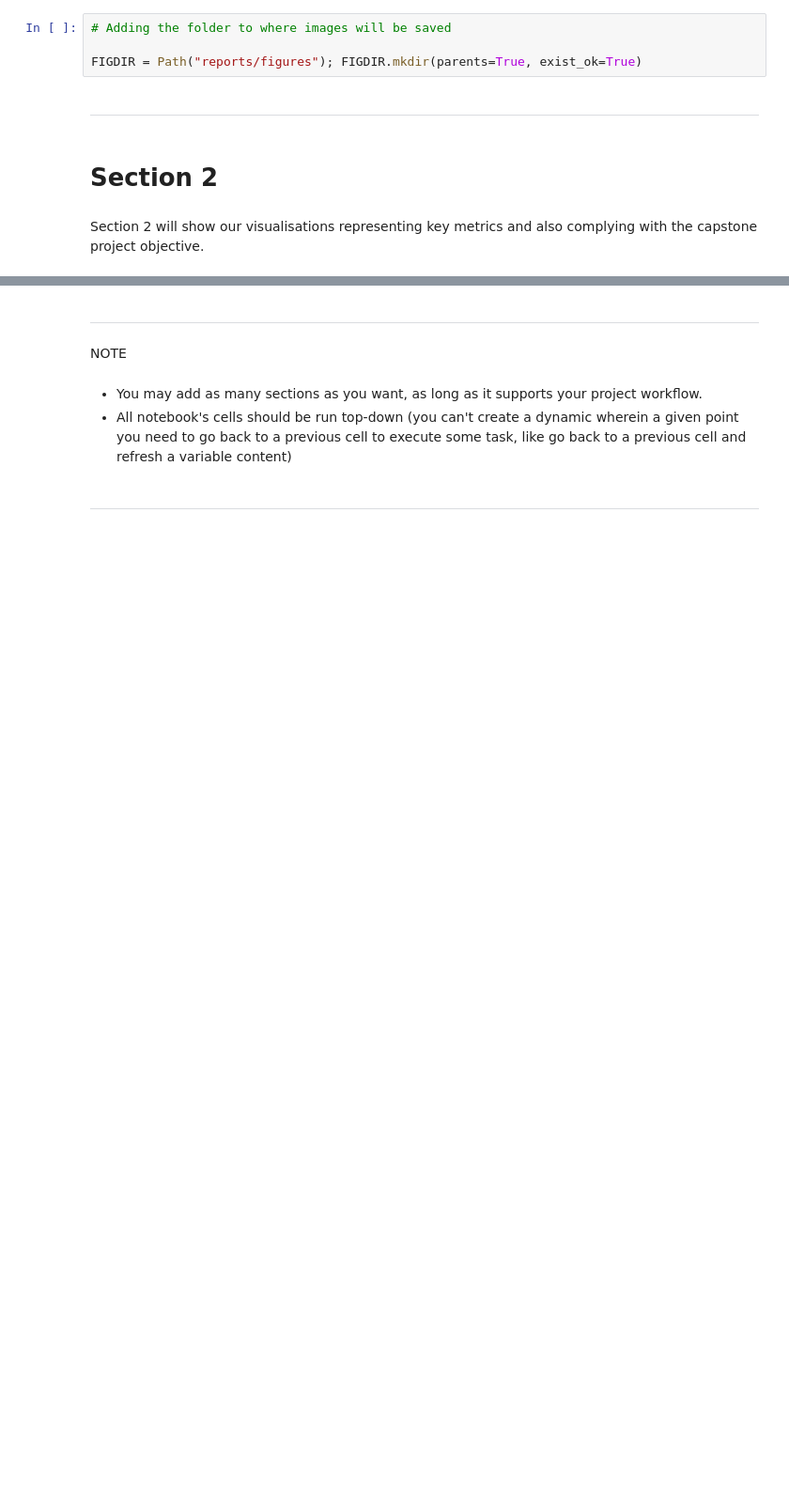
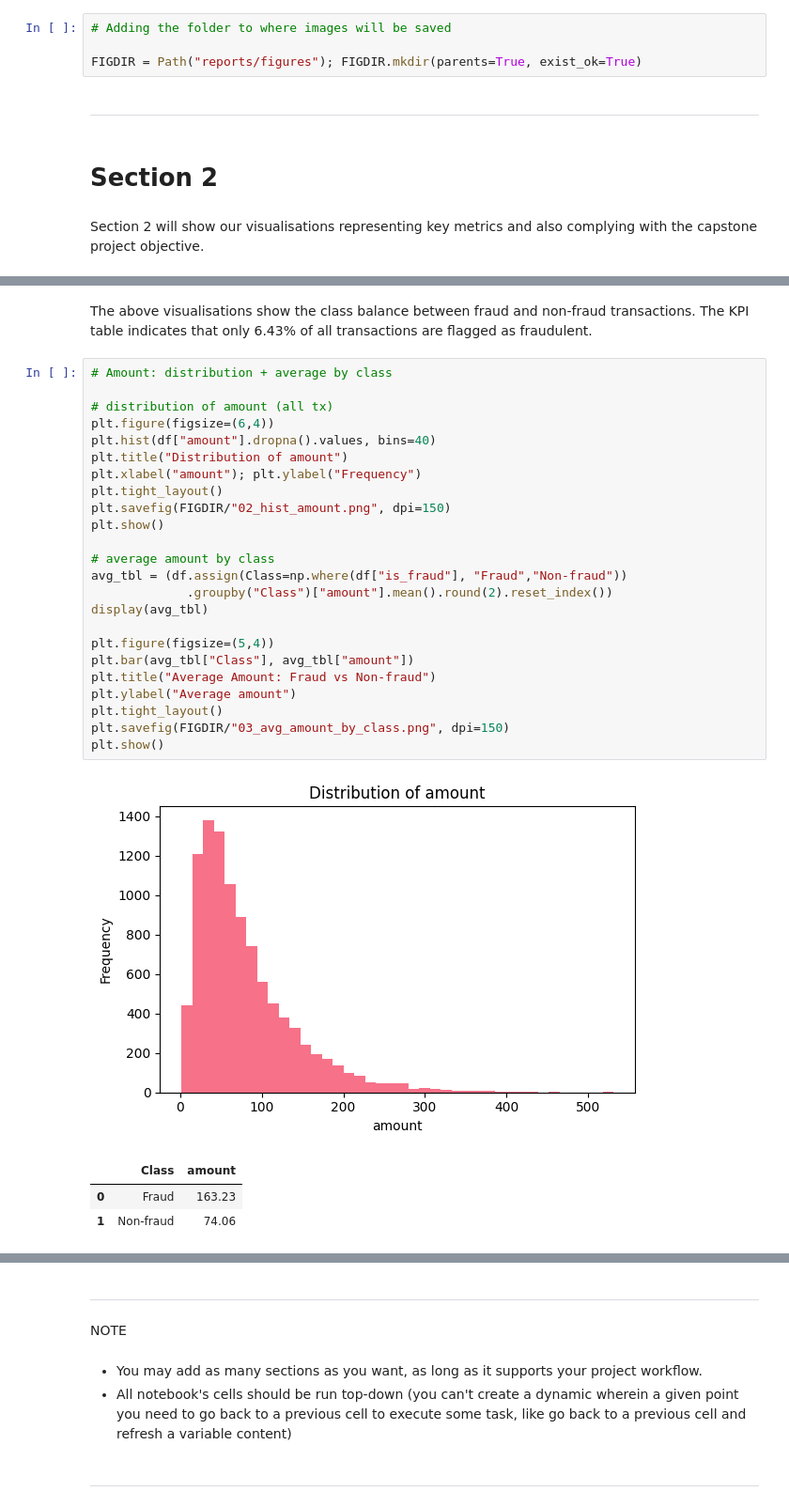
Before and after one commit to Ninestein666/E-Commerce-Fraud-Detection-Capstone, a Jupyter notebook: jupyter_notebooks/DataVisualisations.ipynb, the cells around one changed output, grey strips where cells are left out. Shown at 94% size. Cells and saved outputs as stored; diff of their text form; blank space fills up the shorter version.

```diff
--- a/jupyter_notebooks/DataVisualisations.ipynb
+++ b/jupyter_notebooks/DataVisualisations.ipynb
@@ -174,3 +174,34 @@ plt.show()
 | 2 | Fraud Rate (%) | 6.43 |
 | 3 | Total Amount | 797973.54 |
 [figure]
+# %% [markdown]
+The above visualisations show the class balance between fraud and non-fraud transactions. The KPI table indicates that only 6.43% of all transactions are flagged as fraudulent.
+# %%
+# Amount: distribution + average by class
+
+# distribution of amount (all tx)
+plt.figure(figsize=(6,4))
+plt.hist(df["amount"].dropna().values, bins=40)
+plt.title("Distribution of amount")
+plt.xlabel("amount"); plt.ylabel("Frequency")
+plt.tight_layout()
+plt.savefig(FIGDIR/"02_hist_amount.png", dpi=150)
+plt.show()
+
+# average amount by class
+avg_tbl = (df.assign(Class=np.where(df["is_fraud"], "Fraud","Non-fraud"))
+             .groupby("Class")["amount"].mean().round(2).reset_index())
+display(avg_tbl)
+
+plt.figure(figsize=(5,4))
+plt.bar(avg_tbl["Class"], avg_tbl["amount"])
+plt.title("Average Amount: Fraud vs Non-fraud")
+plt.ylabel("Average amount")
+plt.tight_layout()
+plt.savefig(FIGDIR/"03_avg_amount_by_class.png", dpi=150)
+plt.show()
+# %% [output]
+[figure, added]
+|  | Class | amount |
+| 0 | Fraud | 163.23 |
+| 1 | Non-fraud | 74.06 |
```
Also changed, not shown: parts of 8 cells of this notebook, 8 other files.
